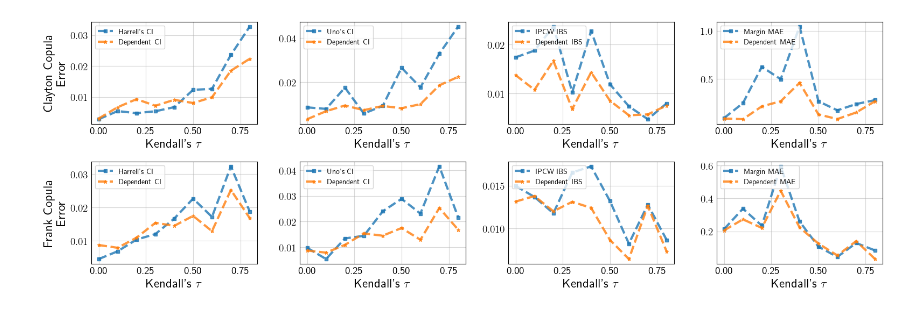
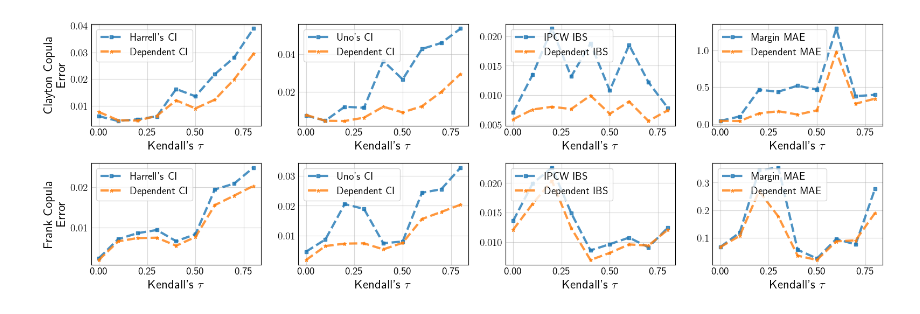
Before and after one commit to thecml/survival-copula, a Jupyter notebook: notebooks/plot_synthetic_error.ipynb, the cells around one changed output. Drawn from its saved outputs; the diff is of its cells as text; code cells hidden in the pictures.

```diff
--- a/notebooks/plot_synthetic_error.ipynb
+++ b/notebooks/plot_synthetic_error.ipynb
@@ -12,6 +12,7 @@ plt.rcParams.update({
     'axes.labelsize': 'large',
     'axes.titlesize': 'x-large',  # Set larger title size
     'font.size': 14.0,
+    'legend.fontsize': 'medium',
     'text.usetex': True,
     'text.latex.preamble': r'\usepackage{amsfonts} \usepackage{bm}'
 })
@@ -26,7 +27,7 @@ z_threshold = 3
 
 # Apply z-score filtering to numeric columns
 columns = ['ci_harrell_error', 'ci_uno_error', 'ci_dep_ipcw_error',
-           'ibs_ipcw_error', 'ibs_dep_error', 'mae_margin_error', 'mae_dep_error']
+           'ibs_ipcw_error', 'ibs_dep_bg_error', 'mae_margin_error', 'mae_dep_bg_error']
 df = df[(zscore(df[columns]) < z_threshold).all(axis=1)]
 # %%
 # Group by k_tau and compute the mean and std across seeds
@@ -37,8 +38,8 @@ std_errors = grouped.std().reset_index()
 # Define the error columns and their plot styles
 error_columns = [('ci_harrell_error', "ci_dep_ipcw_error", "Harrell's CI", "Dependent CI"),
                  ("ci_uno_error", "ci_dep_ipcw_error", "Uno's CI", "Dependent CI"),
-                 ('ibs_ipcw_error', "ibs_dep_error", "IPCW IBS", "Dependent IBS"),
-                 ('mae_margin_error', "mae_dep_error", "Margin MAE", "Dependent MAE")]
+                 ('ibs_ipcw_error', "ibs_dep_bg_error", "IPCW IBS", "Dependent IBS"),
+                 ('mae_margin_error', "mae_dep_bg_error", "Margin MAE", "Dependent MAE")]
 
 # Create subplots (2 rows, 4 columns)
 fig, axs = plt.subplots(2, 4, figsize=(16, 6))
@@ -47,8 +48,8 @@ fig, axs = plt.subplots(2, 4, figsize=(16, 6))
 copula_rows = {'clayton': 0, 'frank': 1}
 
 # Set n_features
+n_samples = 10000
 n_features = 10
-n_samples = 5000
 
 for col_idx, (indep_metric, dep_metric, indep_metric_name, dep_metric_name) in enumerate(error_columns):
     for copula_name, row_idx in copula_rows.items():
@@ -67,33 +68,33 @@ for col_idx, (indep_metric, dep_metric, indep_metric_name, dep_metric_name) in e
             alpha=0.8, linewidth=3, markersize=5
         )
 
         # Plot the dependent metric with error bars
         axs[row_idx, col_idx].errorbar(
             copula_data['k_tau'], copula_data[dep_metric],
             #yerr=copula_std[column],
             fmt="*", linestyle='dashed',
             label=f"{dep_metric_name}",
             alpha=0.8, linewidth=3, markersize=5
         )
 
         # Set axis labels and titles
         axs[row_idx, col_idx].set_xticks([0.0, 0.25, 0.5, 0.75])
         axs[row_idx, col_idx].set_xticklabels(['0.00', '0.25', '0.50', '0.75'])
         if col_idx == 0:
             axs[row_idx, col_idx].set_ylabel(f"{copula_name.capitalize()} Copula \n" + "Error") # r"$|$True - Approx.$|$
         axs[row_idx, col_idx].grid(True, alpha=0.5)
         axs[row_idx, col_idx].tick_params(axis='y', which='both', length=0)
         axs[row_idx, col_idx].tick_params(axis='x', which='both', length=0)
         axs[row_idx, col_idx].set_xlabel("Kendall's $\\tau$")
-        axs[row_idx, col_idx].legend(loc="upper left", fontsize=10)
+        axs[row_idx, col_idx].legend(loc="upper left")
 
 # Adjust layout for better spacing
 plt.tight_layout(rect=[0, 0.1, 1, 1])
 
 # Save figure
-plt.savefig(f"{cfg.PLOTS_DIR}/metric_error_over_ktau.pdf", format='pdf', bbox_inches='tight')
+plt.savefig(f"{cfg.PLOTS_DIR}/metric_error_over_ktau_{n_samples}_{n_features}.pdf", format='pdf', bbox_inches='tight')
 
 # Show the plot
 plt.show()
 # %% [output]
-[figure, old version]
+[figure, new version]
```
Also changed, not shown: 1 other file.
